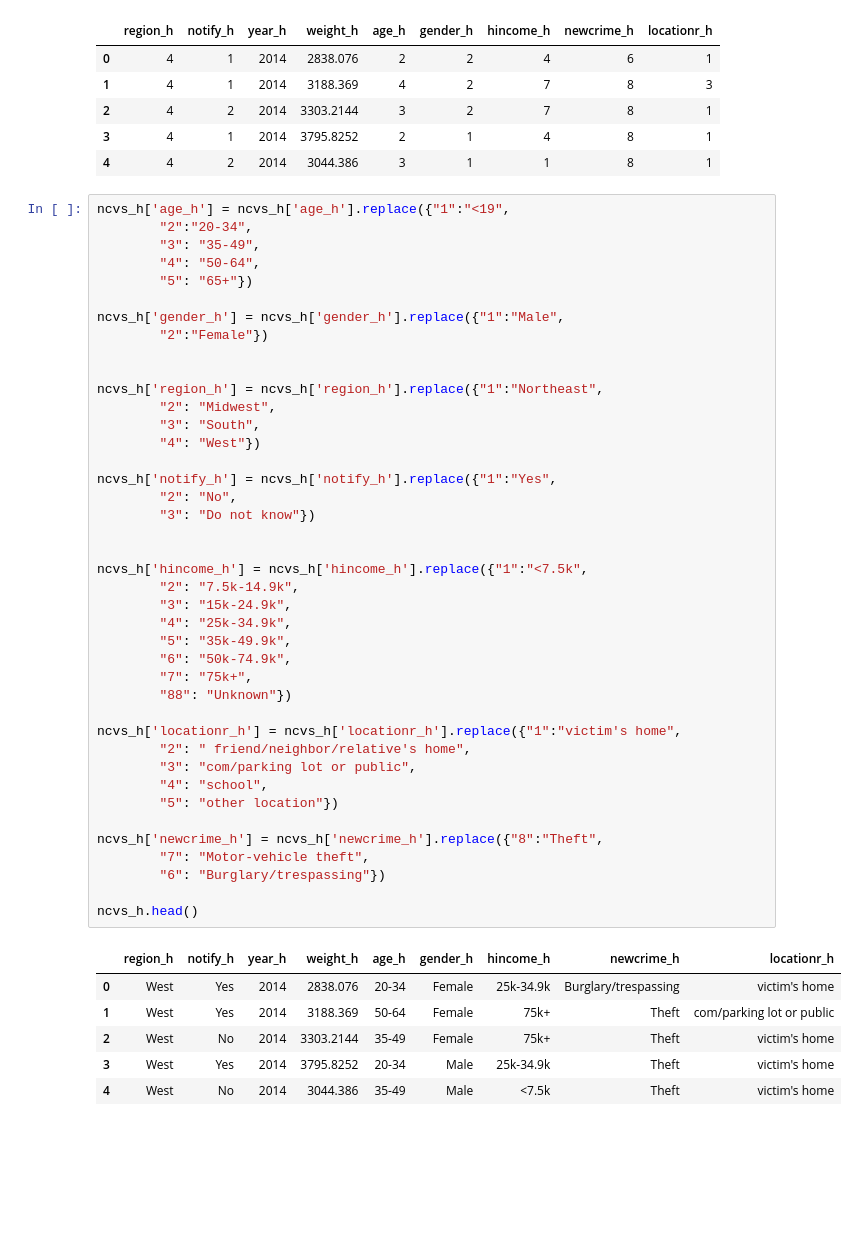
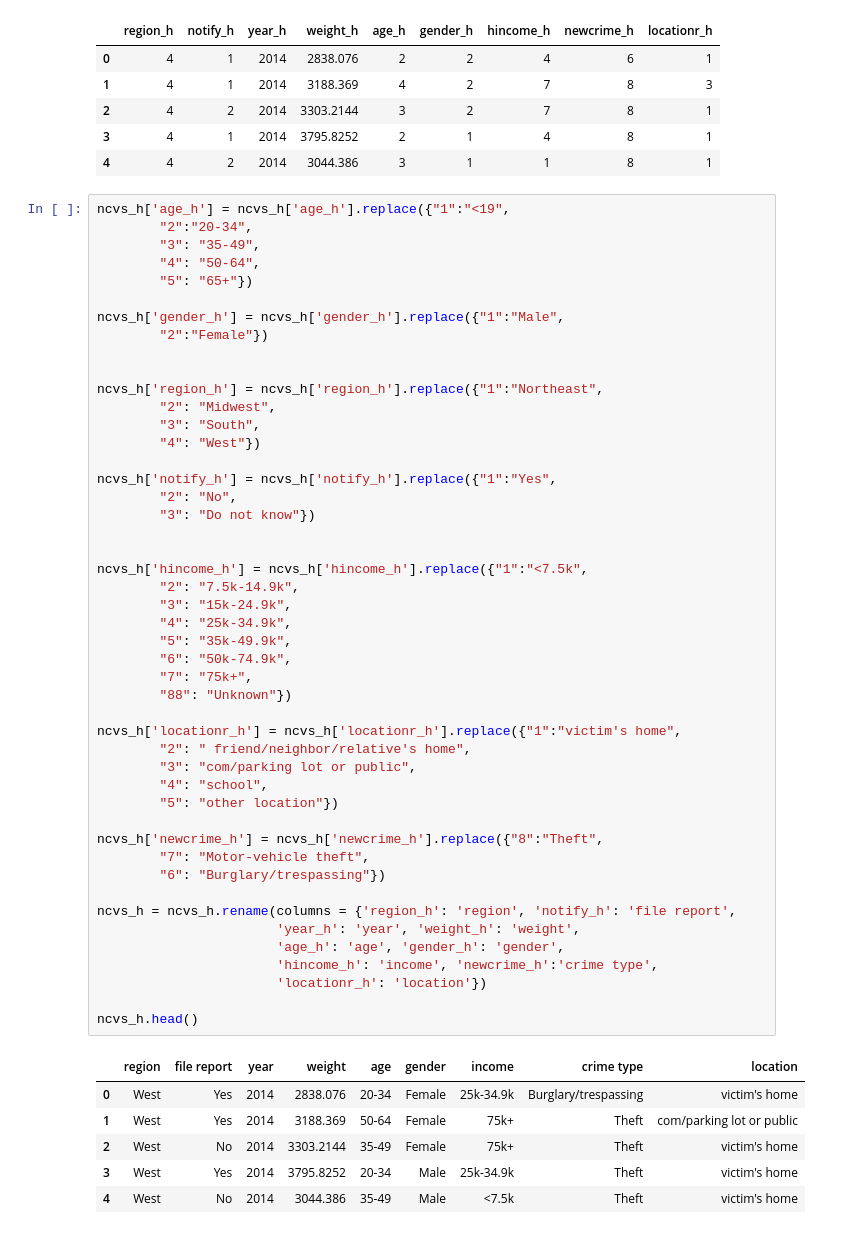
Before and after one commit to akarki23/project-1, a Jupyter notebook: NCVS/NationalCrimeVictimizationSurvey.ipynb, the cells around one changed output. Saved outputs shown, nothing was run; the diff lists cells and outputs as text; blank space fills up the shorter version.

```diff
--- a/NCVS/NationalCrimeVictimizationSurvey.ipynb
+++ b/NCVS/NationalCrimeVictimizationSurvey.ipynb
@@ -197,34 +201,40 @@ ncvs_h['region_h'] = ncvs_h['region_h'].replace({"1":"Northeast",
         "2": "Midwest",
         "3": "South",
         "4": "West"})
 
 ncvs_h['notify_h'] = ncvs_h['notify_h'].replace({"1":"Yes",
         "2": "No",
         "3": "Do not know"})
 
 
 ncvs_h['hincome_h'] = ncvs_h['hincome_h'].replace({"1":"<7.5k",
         "2": "7.5k-14.9k",
         "3": "15k-24.9k",
         "4": "25k-34.9k",
         "5": "35k-49.9k",
         "6": "50k-74.9k",
         "7": "75k+",
         "88": "Unknown"})
 
 ncvs_h['locationr_h'] = ncvs_h['locationr_h'].replace({"1":"victim's home",
         "2": " friend/neighbor/relative's home",
         "3": "com/parking lot or public",
         "4": "school",
         "5": "other location"})
 
 ncvs_h['newcrime_h'] = ncvs_h['newcrime_h'].replace({"8":"Theft",
         "7": "Motor-vehicle theft",
         "6": "Burglary/trespassing"})
 
+ncvs_h = ncvs_h.rename(columns = {'region_h': 'region', 'notify_h': 'file report',
+                       'year_h': 'year', 'weight_h': 'weight',
+                       'age_h': 'age', 'gender_h': 'gender',
+                       'hincome_h': 'income', 'newcrime_h':'crime type',
+                       'locationr_h': 'location'})
+
 ncvs_h.head()
 # %% [output]
-|  | region_h | notify_h | year_h | weight_h | age_h | gender_h | hincome_h | newcrime_h | locationr_h |
+|  | region | file report | year | weight | age | gender | income | crime type | location |
 | 0 | West | Yes | 2014 | 2838.076 | 20-34 | Female | 25k-34.9k | Burglary/trespassing | victim's home |
 | 1 | West | Yes | 2014 | 3188.369 | 50-64 | Female | 75k+ | Theft | com/parking lot or public |
 | 2 | West | No | 2014 | 3303.2144 | 35-49 | Female | 75k+ | Theft | victim's home |
```
Also changed, not shown: parts of 10 cells of this notebook.
